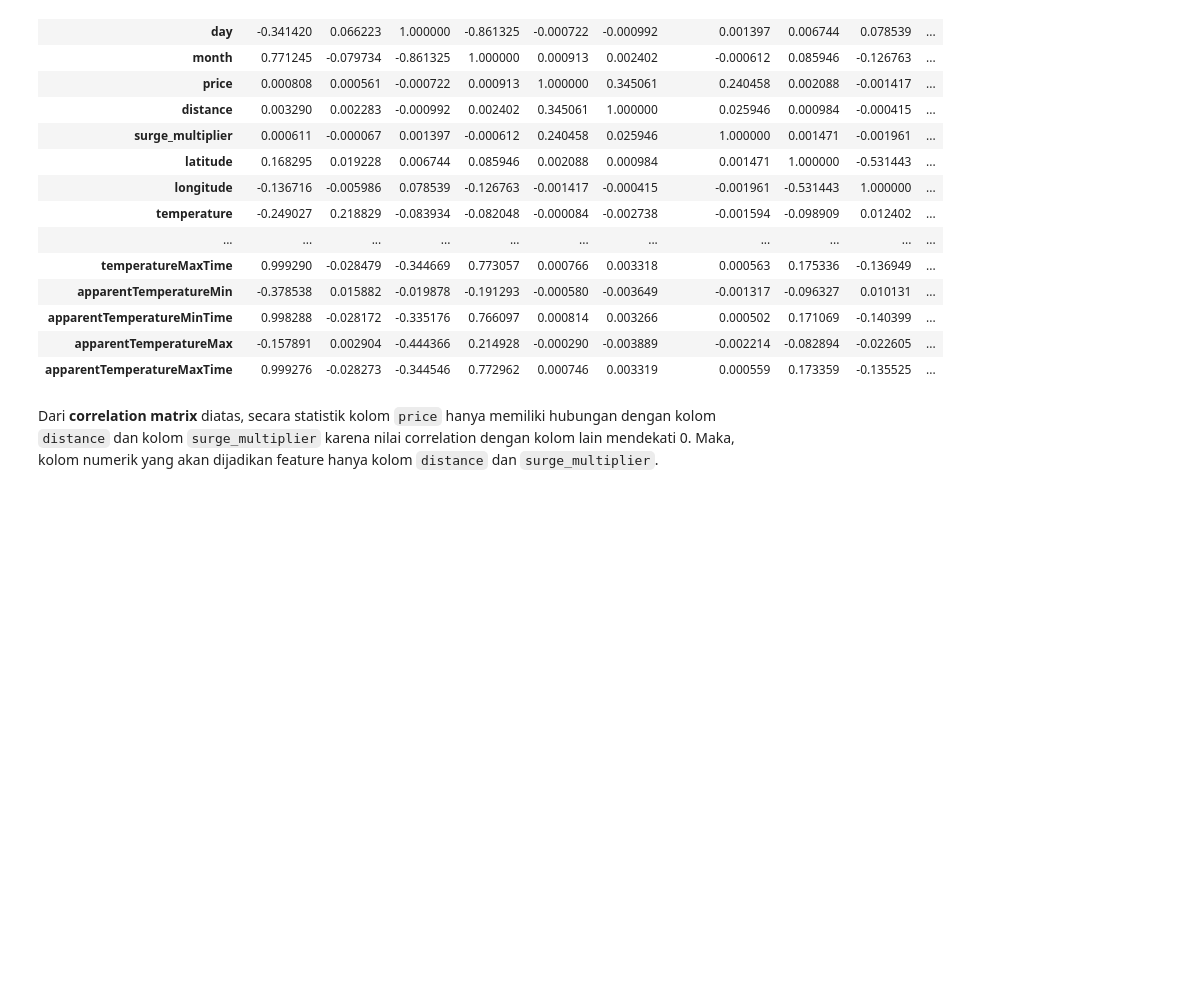
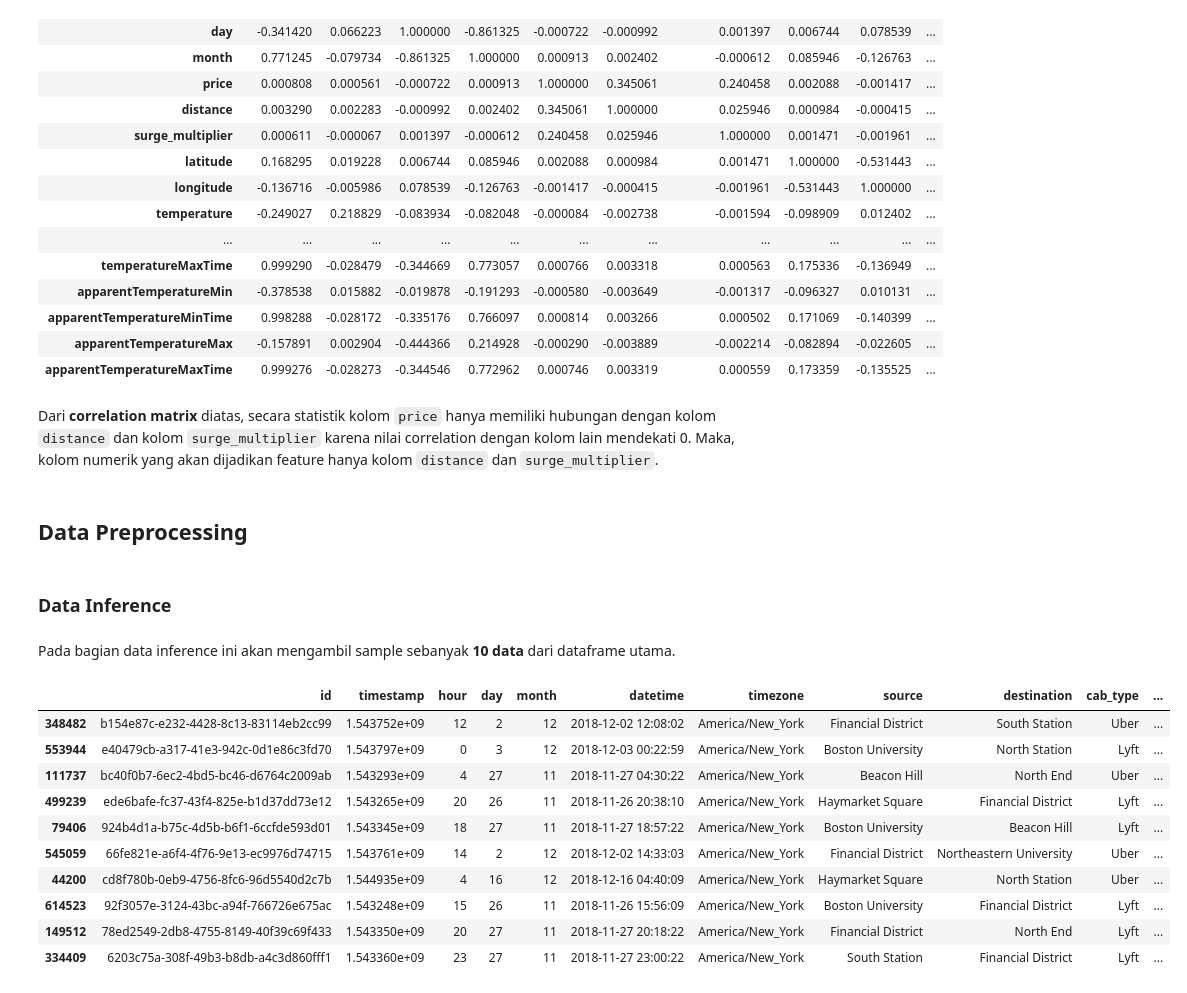
Before and after one commit to Penzragon/h8dsft_P1W1Reg, a Jupyter notebook: script.ipynb, the cells around one changed output. Cells and saved outputs as stored; diff of their text form; code cells hidden in the pictures; blank space fills up the shorter version.

```diff
--- a/script.ipynb
+++ b/script.ipynb
@@ -477,3 +477,29 @@ corr.style.background_gradient(cmap='coolwarm')
 | apparentTemperatureMaxTime | 0.999276 | -0.028273 | -0.344546 | 0.772962 | 0.000746 | 0.003319 | 0.000559 | 0.173359 | -0.135525 | ... |
 # %% [markdown]
 Dari **correlation matrix** diatas, secara statistik kolom `price` hanya memiliki hubungan dengan kolom `distance` dan kolom `surge_multiplier` karena nilai correlation dengan kolom lain mendekati 0. Maka, kolom numerik yang akan dijadikan feature hanya kolom `distance` dan `surge_multiplier`.
+# %% [markdown]
+## Data Preprocessing
+# %% [markdown]
+### Data Inference
+# %% [markdown]
+Pada bagian data inference ini akan mengambil sample sebanyak **10 data** dari dataframe utama.
+# %%
+# Get Data Inference
+inference = rides.sample(10, random_state=23)
+
+# Remove Data Inference from main dataframe
+rides = rides.drop(inference.index)
+
+inference
+# %% [output]
+|  | id | timestamp | hour | day | month | datetime | timezone | source | destination | cab_type | ... |
+| 348482 | b154e87c-e232-4428-8c13-83114eb2cc99 | 1.543752e+09 | 12 | 2 | 12 | 2018-12-02 12:08:02 | America/New_York | Financial District | South Station | Uber | ... |
+| 553944 | e40479cb-a317-41e3-942c-0d1e86c3fd70 | 1.543797e+09 | 0 | 3 | 12 | 2018-12-03 00:22:59 | America/New_York | Boston University | North Station | Lyft | ... |
+| 111737 | bc40f0b7-6ec2-4bd5-bc46-d6764c2009ab | 1.543293e+09 | 4 | 27 | 11 | 2018-11-27 04:30:22 | America/New_York | Beacon Hill | North End | Uber | ... |
+| 499239 | ede6bafe-fc37-43f4-825e-b1d37dd73e12 | 1.543265e+09 | 20 | 26 | 11 | 2018-11-26 20:38:10 | America/New_York | Haymarket Square | Financial District | Lyft | ... |
+| 79406 | 924b4d1a-b75c-4d5b-b6f1-6ccfde593d01 | 1.543345e+09 | 18 | 27 | 11 | 2018-11-27 18:57:22 | America/New_York | Boston University | Beacon Hill | Lyft | ... |
+| 545059 | 66fe821e-a6f4-4f76-9e13-ec9976d74715 | 1.543761e+09 | 14 | 2 | 12 | 2018-12-02 14:33:03 | America/New_York | Financial District | Northeastern University | Uber | ... |
+| 44200 | cd8f780b-0eb9-4756-8fc6-96d5540d2c7b | 1.544935e+09 | 4 | 16 | 12 | 2018-12-16 04:40:09 | America/New_York | Haymarket Square | North Station | Uber | ... |
+| 614523 | 92f3057e-3124-43bc-a94f-766726e675ac | 1.543248e+09 | 15 | 26 | 11 | 2018-11-26 15:56:09 | America/New_York | Boston University | Financial District | Lyft | ... |
+| 149512 | 78ed2549-2db8-4755-8149-40f39c69f433 | 1.543350e+09 | 20 | 27 | 11 | 2018-11-27 20:18:22 | America/New_York | Financial District | North End | Lyft | ... |
+| 334409 | 6203c75a-308f-49b3-b8db-a4c3d860fff1 | 1.543360e+09 | 23 | 27 | 11 | 2018-11-27 23:00:22 | America/New_York | South Station | Financial District | Lyft | ... |
```
Also changed, not shown: parts of 11 cells of this notebook.
